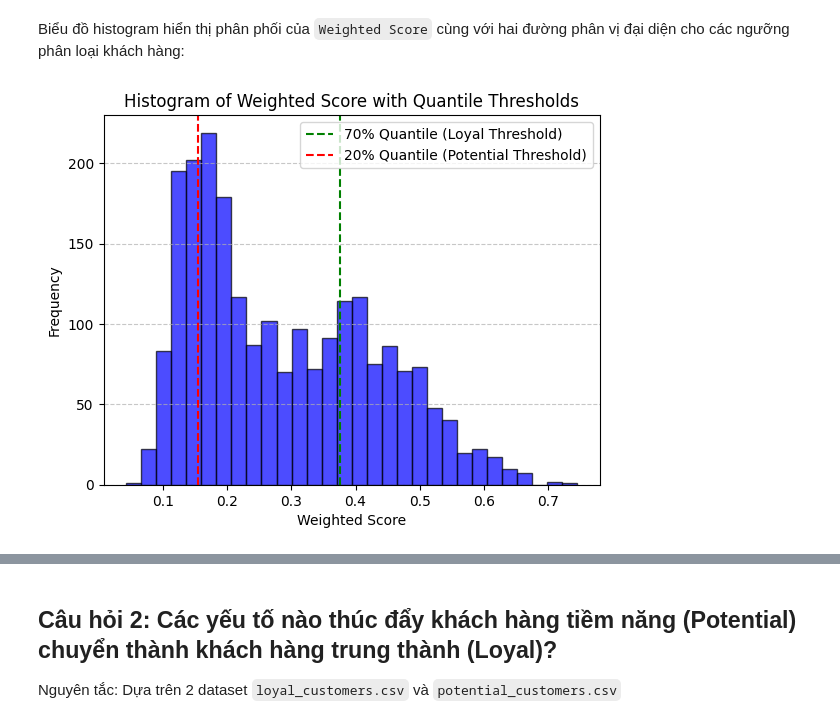
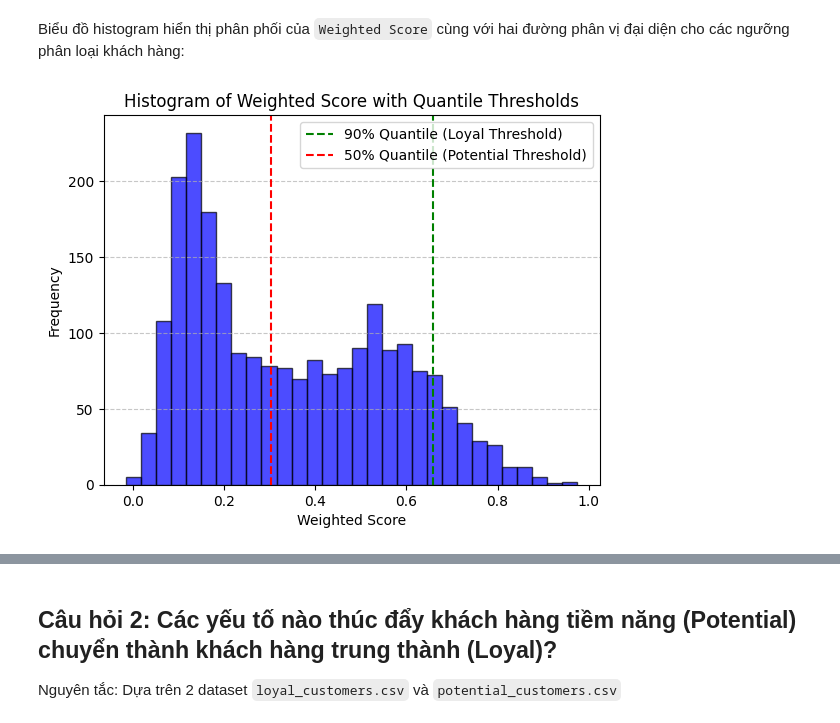
Before and after one commit to buitrongtrinh/Final-Project, a Jupyter notebook: Final_Project.ipynb, the cells around one changed output, grey strips where cells are left out. Drawn from its saved outputs; the diff is of its cells as text; code cells hidden in the pictures.

```diff
--- a/Final_Project.ipynb
+++ b/Final_Project.ipynb
@@ -361,0 +417,3 @@ data_customer
+# %%
+columns = ['Income', 'Total Spent']
+data_customer = process_outliers(data_customer, columns)
@@ -407,9 +474,9 @@ normalized_data = (tmp - tmp.min())/(tmp.max()-tmp.min())
 # Trọng số cho từng cột
 weights = {
     'Income': 0.25,
-    'Total Spent': 0.35,
-    'Total Purchases': 0.2,
-    'Recency': 0.1,
+    'Total Spent': 0.45,
+    'Total Purchases': 0.3,
+    'Recency': - 0.1,
     'Campaign': 0.1
 }
 
@@ -458,7 +525,7 @@ data_customer
 # %%
 # Tính các ngưỡng phân vị (quantiles) cho Weighted Score
-loyal_threshold = data_customer['Weighted Score'].quantile(0.7)  # Ngưỡng 70% (top 30% khách hàng)
-potential_threshold = data_customer['Weighted Score'].quantile(0.2)  # Ngưỡng 20% tiếp theo
+loyal_threshold = data_customer['Weighted Score'].quantile(0.9)  # Ngưỡng 70% (top 30% khách hàng)
+potential_threshold = data_customer['Weighted Score'].quantile(0.5)  # Ngưỡng 20% tiếp theo
 
 # Tạo một cột mới 'Customer Type' và gán giá trị mặc định là 'Low Value'
 data_customer['Customer Type'] = 'Low Value'
@@ -499,25 +566,25 @@ data_customer[data_customer['Customer Type'] == 'Low Value'].to_csv('Classified_
 Biểu đồ histogram hiển thị phân phối của `Weighted Score` cùng với hai đường phân vị đại diện cho các ngưỡng phân loại khách hàng:
 # %%
 # Tính ngưỡng phân vị
-loyal_threshold = data_customer['Weighted Score'].quantile(0.7)  # Ngưỡng 70%
-potential_threshold = data_customer['Weighted Score'].quantile(0.2)  # Ngưỡng 20%
+loyal_threshold = data_customer['Weighted Score'].quantile(0.9)  # Ngưỡng 90%
+potential_threshold = data_customer['Weighted Score'].quantile(0.5)  # Ngưỡng 50%
 
 # Vẽ biểu đồ histogram
 plt.hist(data_customer['Weighted Score'], bins=30, color='blue', alpha=0.7, edgecolor='black')
-plt.axvline(loyal_threshold, color='green', linestyle='--', label='70% Quantile (Loyal Threshold)')  # Đường phân vị 70%
-plt.axvline(potential_threshold, color='red', linestyle='--', label='20% Quantile (Potential Threshold)')  # Đường phân vị 20%
+plt.axvline(loyal_threshold, color='green', linestyle='--', label='90% Quantile (Loyal Threshold)')  # Đường phân vị 90%
+plt.axvline(potential_threshold, color='red', linestyle='--', label='50% Quantile (Potential Threshold)')  # Đường phân vị 50%
 
 # Tùy chỉnh tiêu đề và nhãn
 plt.title('Histogram of Weighted Score with Quantile Thresholds')
 plt.xlabel('Weighted Score')
 plt.ylabel('Frequency')
 plt.legend()
 plt.grid(axis='y', linestyle='--', alpha=0.7)
 
 # Hiển thị biểu đồ
 plt.show()
 # %% [output]
-[figure, old version]
+[figure, new version]
 # %% [markdown]
 **Nhận xét:**
 1. Phân phối chính
```
Also changed, not shown: parts of 33 cells of this notebook.
